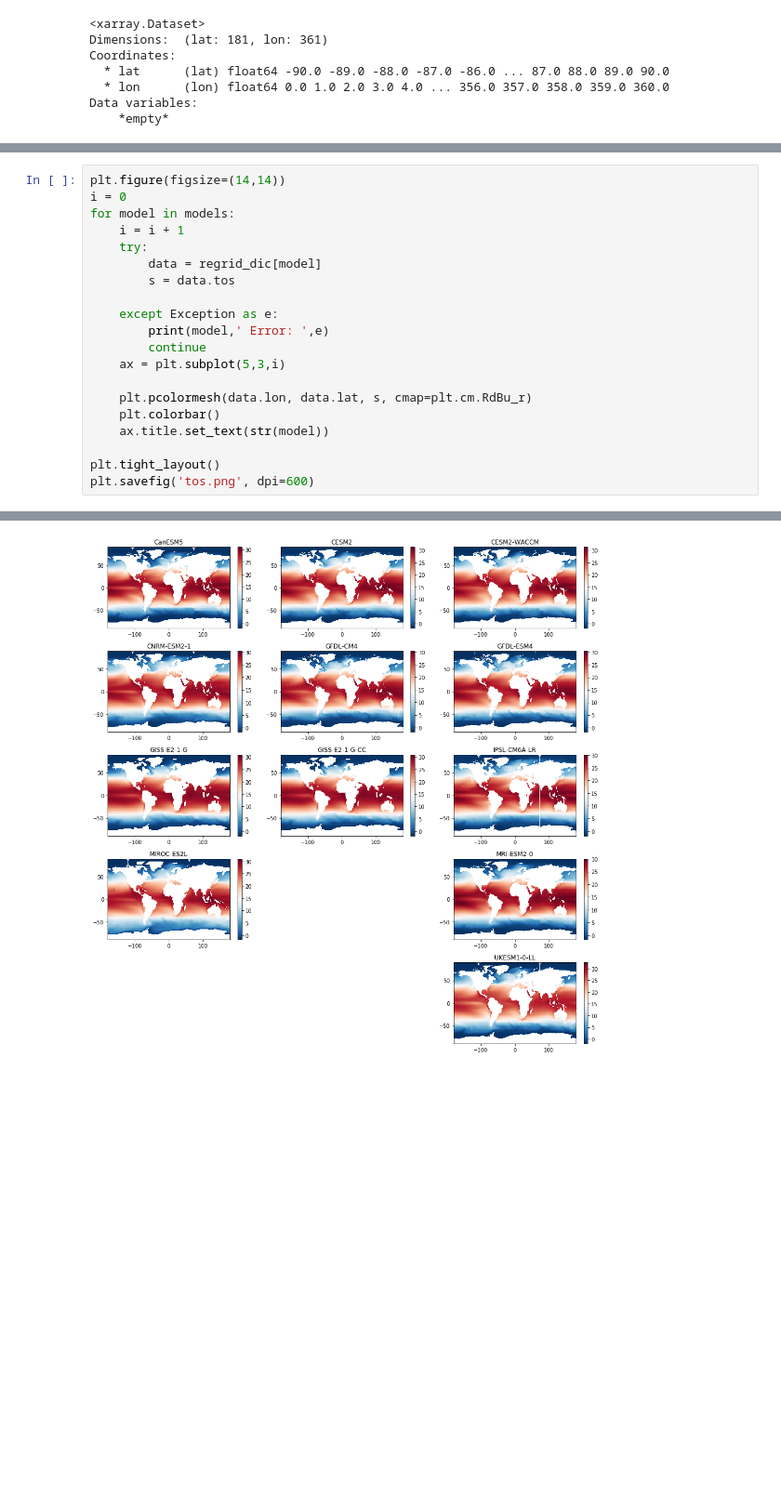
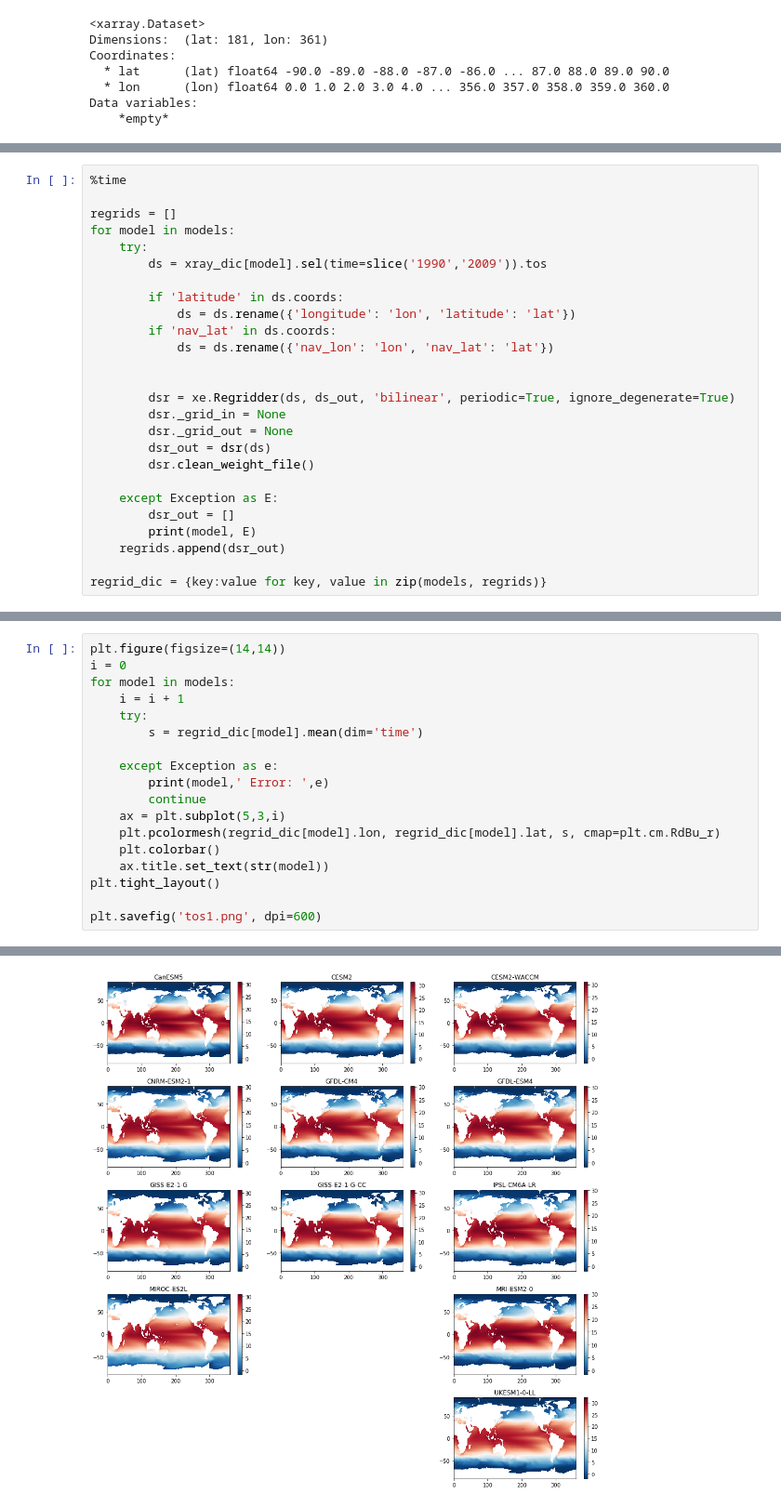
Before and after one commit to Marinov-Ocean-Group/CMIP6-Codes, a Jupyter notebook: plot_map.ipynb, the cells around one changed output, grey strips where cells are left out. Shown at 93% size. Drawn from its saved outputs; the diff is of its cells as text; blank space fills up the shorter version.

Commit message:
Regriding before averageing

```diff
--- a/plot_map.ipynb
+++ b/plot_map.ipynb
@@ -225,0 +198,26 @@ Remove file bilinear_330x360_180x360_peri.nc
+# %%
+%time
+
+regrids = []
+for model in models:
+    try:
+        ds = xray_dic[model].sel(time=slice('1990','2009')).tos
+
+        if 'latitude' in ds.coords:
+            ds = ds.rename({'longitude': 'lon', 'latitude': 'lat'})
+        if 'nav_lat' in ds.coords:
+            ds = ds.rename({'nav_lon': 'lon', 'nav_lat': 'lat'})
+
+
+        dsr = xe.Regridder(ds, ds_out, 'bilinear', periodic=True, ignore_degenerate=True)
+        dsr._grid_in = None
+        dsr._grid_out = None
+        dsr_out = dsr(ds)
+        dsr.clean_weight_file()
+
+    except Exception as E:
+        dsr_out = []
+        print(model, E)
+    regrids.append(dsr_out)
+
+regrid_dic = {key:value for key, value in zip(models, regrids)}
@@ -229,18 +262,16 @@ i = 0
 for model in models:
     i = i + 1
     try:
-        data = regrid_dic[model]
-        s = data.tos
+        s = regrid_dic[model].mean(dim='time')
 
     except Exception as e:
         print(model,' Error: ',e)
         continue
     ax = plt.subplot(5,3,i)
-
-    plt.pcolormesh(data.lon, data.lat, s, cmap=plt.cm.RdBu_r)
+    plt.pcolormesh(regrid_dic[model].lon, regrid_dic[model].lat, s, cmap=plt.cm.RdBu_r)
     plt.colorbar()
     ax.title.set_text(str(model))
+plt.tight_layout()
 
-plt.tight_layout()
-plt.savefig('tos.png', dpi=600)
+plt.savefig('tos1.png', dpi=600)
 # %% [output]
@@ -250 +303 @@ NorESM2-LM  Error:  'list' object has no attribute 'tos'
-[figure, old version]
+[figure, new version]
```
Also changed, not shown: parts of 9 cells of this notebook, 1 other file.
